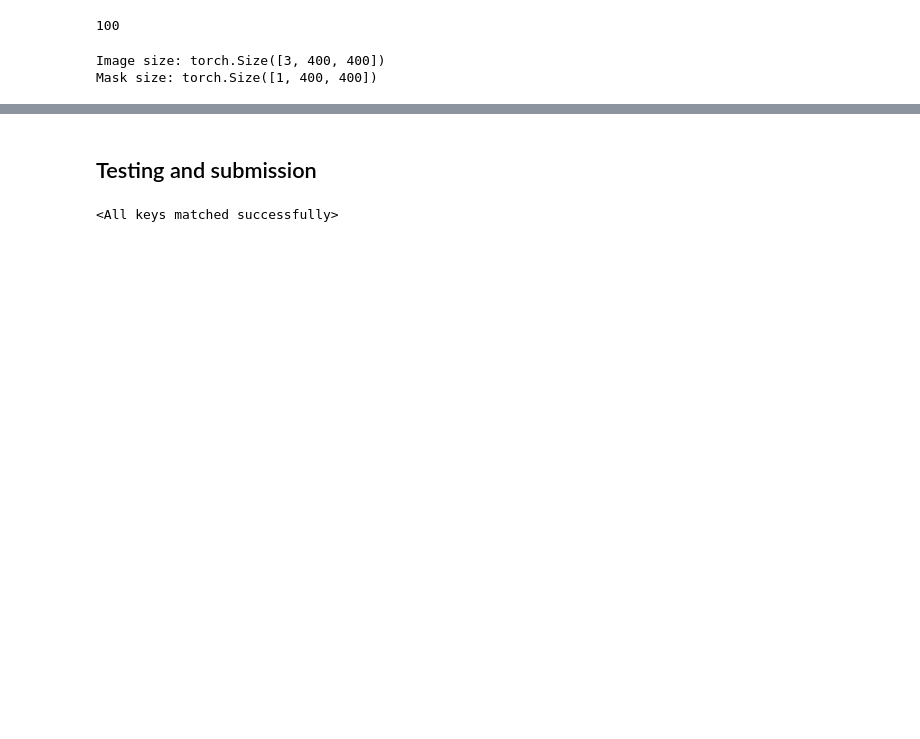
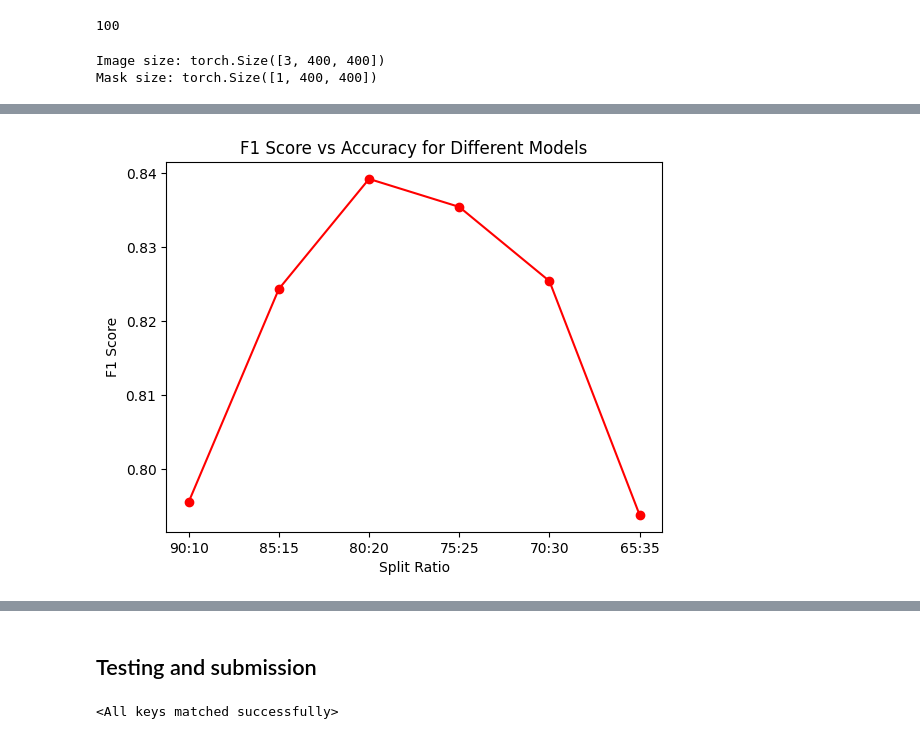
Before and after one commit to CS-433/ml-project-2-libtrip, a Jupyter notebook: training_with_uNet.ipynb, the cells around one changed output, grey strips where cells are left out. Drawn from its saved outputs; the diff is of its cells as text; code cells hidden in the pictures; blank space fills up the shorter version.

```diff
--- a/training_with_uNet.ipynb
+++ b/training_with_uNet.ipynb
@@ -80,0 +114,14 @@ train_loader = DataLoader(
+# %%
+criterion = DiceLoss()
+optimizers = [Adam(models[i].parameters(), lr=LR, weight_decay=WEIGHT_DECAY) for i in range(len(datasets))]
+# %%
+lr_schds= [ReduceLROnPlateau(optimizers[i], mode='min', patience=3, verbose=True) for i in range(len(datasets))]
+# %%
+"""# Learning rate scheduler
+lr_scheduler = ReduceLROnPlateau(
+    optimizer=optimizer,
+    mode='min',
+    patience=3,
+    verbose=True,
+)
+"""
@@ -80,0 +214,24 @@ train_loader = DataLoader(
+# %%
+models_loss= list()
+modeles_metrics= list()
+for i in range(len(datasets)):
+    print(f"Training model {i}")
+    losses = train(models[i], train_loaders[i], criterion, optimizers[i], device, lr_schds[i])
+    models_loss.append(losses)
+    print(f"Predicting model {i}")
+    metric= predict(models[i], local_test_loaders[i], device)
+    modeles_metrics.append(metric)
+# %%
+import matplotlib.pyplot as plt
+
+f1_scores = [item[0] for item in modeles_metrics]
+#accuracies = [item[1] for item in modeles_metrics]
+m=['90:10', '85:15', '80:20', '75:25', '70:30', '65:35']
+
+plt.plot(m, f1_scores, color='red', linestyle='-', marker= 'o')
+plt.title('F1 Score vs Accuracy for Different Models')
+plt.xlabel('Split Ratio')
+plt.ylabel('F1 Score')
+plt.show()
+# %% [output]
+[figure, added]
```
Also changed, not shown: parts of 43 cells of this notebook, 55 other files.
